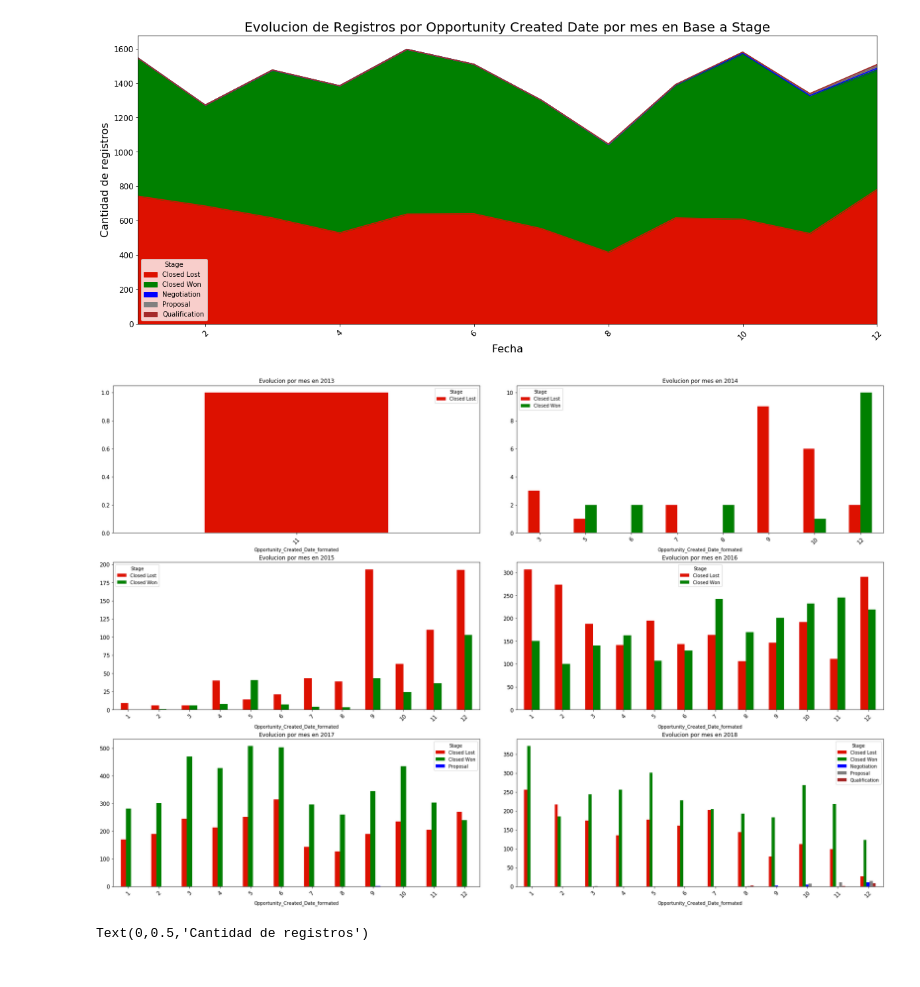
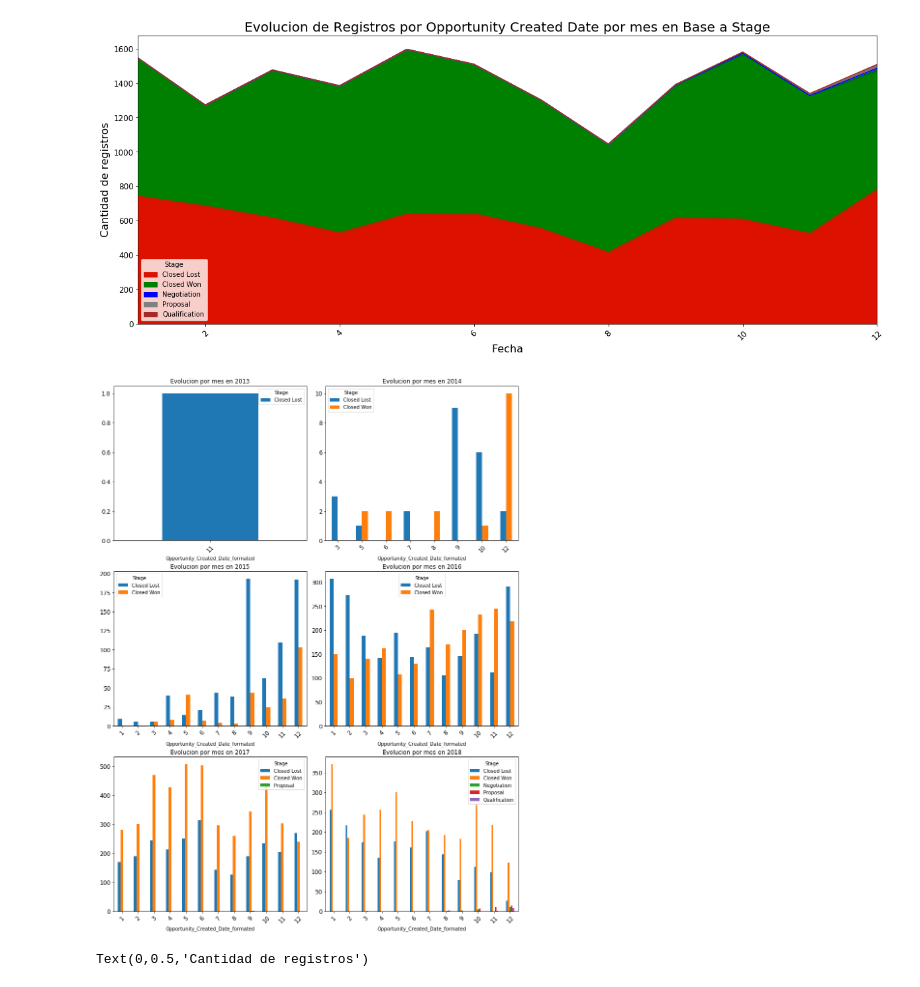
Before and after one commit to felipegonzalez2112/tp-2020-orga-datos, a Jupyter notebook: TP1-Analisis.ipynb, the cells around one changed output. Drawn from its saved outputs; the diff is of its cells as text; code cells hidden in the pictures.

```diff
--- a/TP1-Analisis.ipynb
+++ b/TP1-Analisis.ipynb
@@ -5,7 +5,7 @@ import seaborn as sns
 import matplotlib.pyplot as plt
 %matplotlib inline
 # %%
-eci = pd.read_csv('../Entrenamieto_ECI_2020.csv')
+eci = pd.read_csv('Entrenamieto_ECI_2020.csv')
 # %%
 #Visualizamos el set de datos
 eci.head()
@@ -269,42 +327,42 @@ plt.subplots_adjust(wspace=0.1, hspace=0.2)
 
 eci_pivot_date_month_opportunity_2013 = eci_2013.groupby([eci_2013.Opportunity_Created_Date_formated.dt.month,'Stage']).agg({'ID':'count'}).sort_values(by='Opportunity_Created_Date_formated', ascending=True).reset_index()
 eci_plot = eci_pivot_date_month_opportunity_2013.pivot_table(index='Opportunity_Created_Date_formated',columns='Stage',values='ID', aggfunc=np.sum)
-eci_plot.plot(kind='bar', ax=axes[0, 0], rot=45, figsize=(30,20), color= ['#DD1100','Green','Blue','Grey','Brown'], fontsize=12, sharex=False,   xticks=range(1,12))
+eci_plot.plot(kind='bar', ax=axes[0, 0], rot=45, figsize=(15,20),  fontsize=12, sharex=False,   xticks=range(1,12))
 
 axes[0, 0].set_title('Evolucion por mes en 2013');
 
 eci_pivot_date_month_opportunity_2014 = eci_2014.groupby([eci_2014.Opportunity_Created_Date_formated.dt.month,'Stage']).agg({'ID':'count'}).sort_values(by='Opportunity_Created_Date_formated', ascending=True).reset_index()
 eci_plot = eci_pivot_date_month_opportunity_2014.pivot_table(index='Opportunity_Created_Date_formated',columns='Stage',values='ID', aggfunc=np.sum)
-eci_plot.plot(kind='bar', ax=axes[0, 1], rot=45, figsize=(30,20), color= ['#DD1100','Green','Blue','Grey','Brown'], fontsize=12, sharex=False,   xticks=range(1,13))
+eci_plot.plot(kind='bar', ax=axes[0, 1], rot=45, figsize=(15,20),  fontsize=12, sharex=False,   xticks=range(1,13))
 
 axes[0, 1].set_title('Evolucion por mes en 2014');
 
 eci_pivot_date_month_opportunity_2015 = eci_2015.groupby([eci_2015.Opportunity_Created_Date_formated.dt.month,'Stage']).agg({'ID':'count'}).sort_values(by='Opportunity_Created_Date_formated', ascending=True).reset_index()
 eci_plot = eci_pivot_date_month_opportunity_2015.pivot_table(index='Opportunity_Created_Date_formated',columns='Stage',values='ID', aggfunc=np.sum)
-eci_plot.plot(kind='bar', ax=axes[1, 0], rot=45, figsize=(30,20), color= ['#DD1100','Green','Blue','Grey','Brown'], fontsize=12, sharex=False,   xticks=range(1,13))
+eci_plot.plot(kind='bar', ax=axes[1, 0], rot=45, figsize=(15,20), fontsize=12, sharex=False,   xticks=range(1,13))
 
 axes[1, 0].set_title('Evolucion por mes en 2015');
 
 eci_pivot_date_month_opportunity_2016 = eci_2016.groupby([eci_2016.Opportunity_Created_Date_formated.dt.month,'Stage']).agg({'ID':'count'}).sort_values(by='Opportunity_Created_Date_formated', ascending=True).reset_index()
 eci_plot = eci_pivot_date_month_opportunity_2016.pivot_table(index='Opportunity_Created_Date_formated',columns='Stage',values='ID', aggfunc=np.sum)
-eci_plot.plot(kind='bar', ax=axes[1, 1], rot=45, figsize=(30,20), color= ['#DD1100','Green','Blue','Grey','Brown'], fontsize=12, sharex=False,   xticks=range(1,13))
+eci_plot.plot(kind='bar', ax=axes[1, 1], rot=45, figsize=(15,20), fontsize=12, sharex=False,   xticks=range(1,13))
 
 axes[1, 1].set_title('Evolucion por mes en 2016');
 
 
 eci_pivot_date_month_opportunity_2017 = eci_2017.groupby([eci_2017.Opportunity_Created_Date_formated.dt.month,'Stage']).agg({'ID':'count'}).sort_values(by='Opportunity_Created_Date_formated', ascending=True).reset_index()
 eci_plot = eci_pivot_date_month_opportunity_2017.pivot_table(index='Opportunity_Created_Date_formated',columns='Stage',values='ID', aggfunc=np.sum)
-eci_plot.plot(kind='bar', ax=axes[2, 0], rot=45, figsize=(30,20), color= ['#DD1100','Green','Blue','Grey','Brown'], fontsize=12, sharex=False,   xticks=range(1,13))
+eci_plot.plot(kind='bar', ax=axes[2, 0], rot=45, figsize=(15,20),  fontsize=12, sharex=False,   xticks=range(1,13))
 
 axes[2, 0].set_title('Evolucion por mes en 2017');
 
 eci_pivot_date_month_opportunity_2018 = eci_2018.groupby([eci_2018.Opportunity_Created_Date_formated.dt.month,'Stage']).agg({'ID':'count'}).sort_values(by='Opportunity_Created_Date_formated', ascending=True).reset_index()
 eci_plot = eci_pivot_date_month_opportunity_2018.pivot_table(index='Opportunity_Created_Date_formated',columns='Stage',values='ID', aggfunc=np.sum)
-eci_plot.plot(kind='bar', ax=axes[2, 1], rot=45, figsize=(30,20), color= ['#DD1100','Green','Blue','Grey','Brown'], fontsize=12, sharex=False,   xticks=range(1,13))
+eci_plot.plot(kind='bar', ax=axes[2, 1], rot=45, figsize=(15,20),  fontsize=12, sharex=False,   xticks=range(1,13))
 
 axes[2, 1].set_title('Evolucion por mes en 2018');
 # %% [output]
-[figure, old version]
+[figure, new version]
 # %%
 eci_pivot_date_day_opportunity= eci2.groupby([eci2.Opportunity_Created_Date_formated.dt.day,'Stage']).agg({'ID':'count'}).sort_values(by='Opportunity_Created_Date_formated', ascending=True).reset_index()
 eci_plot = eci_pivot_date_day_opportunity.pivot_table(index='Opportunity_Created_Date_formated',columns='Stage',values='ID', aggfunc=np.sum)
```
Also changed, not shown: parts of 19 cells of this notebook.
